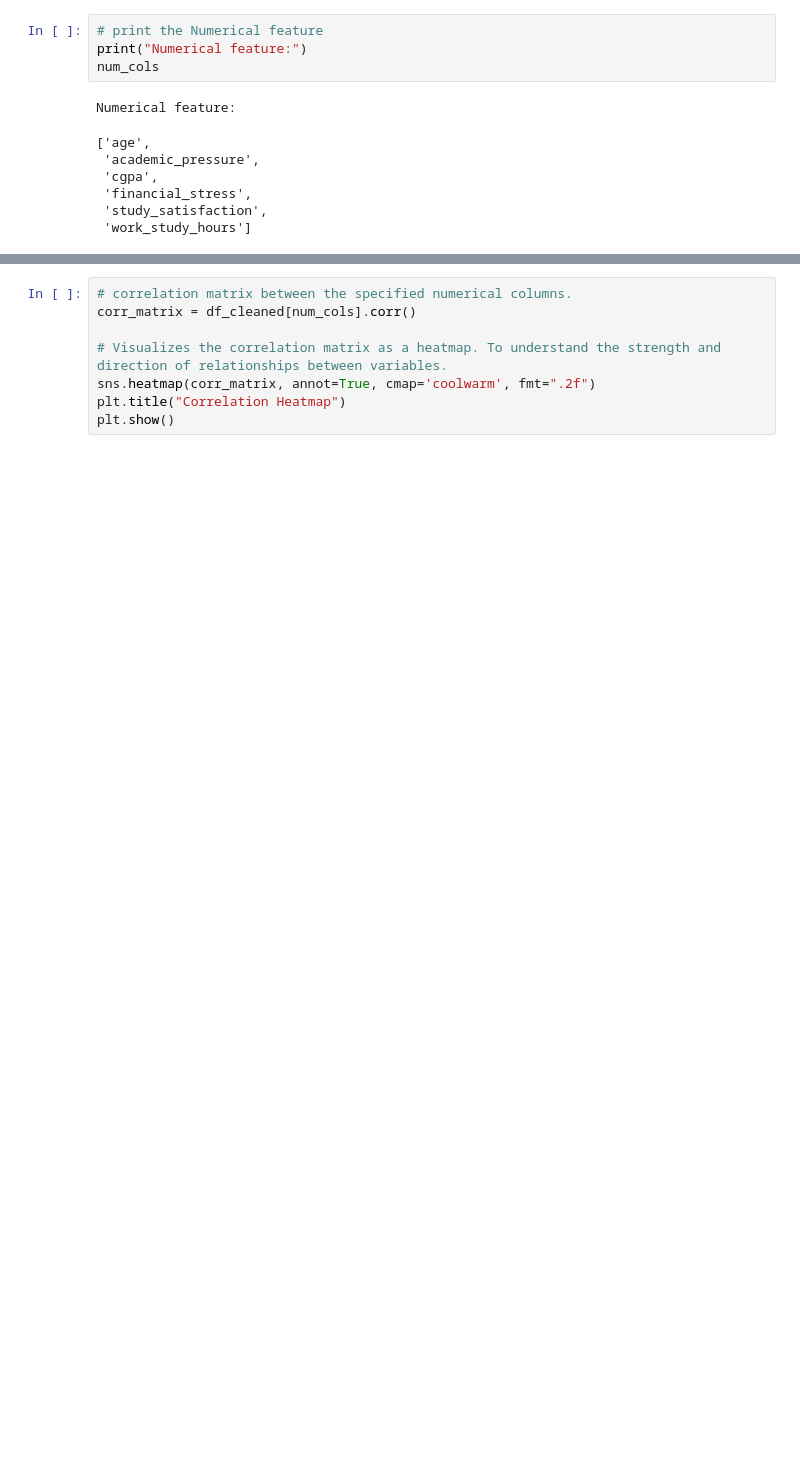
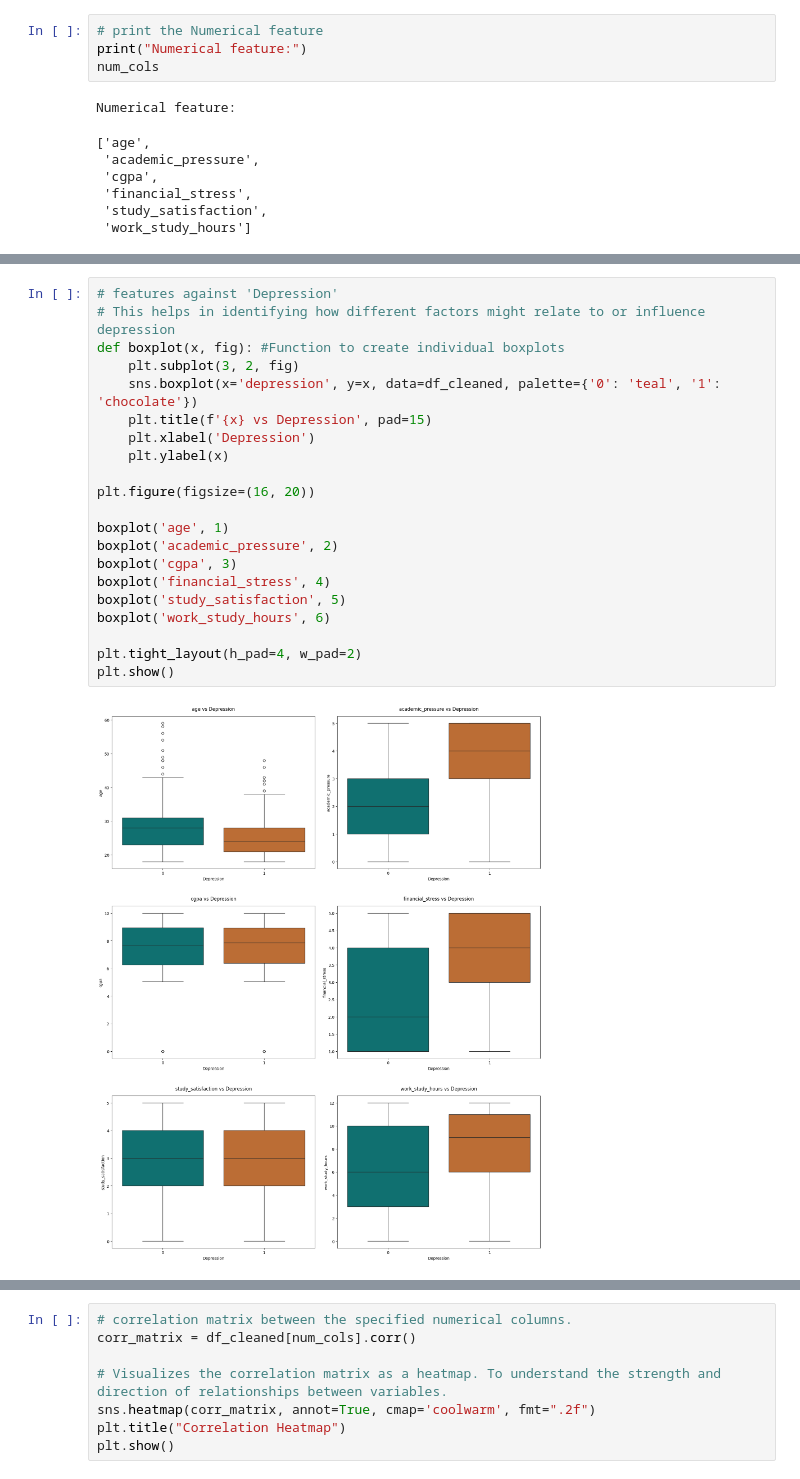
Before and after one commit to SeminiAmanda/student-depression-predictor, a Jupyter notebook: notebooks/FC110552_mithula-cbw/01_data_preprocessing.ipynb, the cells around one changed output, grey strips where cells are left out. Drawn from its saved outputs; the diff is of its cells as text; blank space fills up the shorter version.

```diff
--- a/notebooks/FC110552_mithula-cbw/01_data_preprocessing.ipynb
+++ b/notebooks/FC110552_mithula-cbw/01_data_preprocessing.ipynb
@@ -728,0 +729,23 @@ plt.show()
+# %%
+# features against 'Depression'
+# This helps in identifying how different factors might relate to or influence depression
+def boxplot(x, fig): #Function to create individual boxplots
+    plt.subplot(3, 2, fig)
+    sns.boxplot(x='depression', y=x, data=df_cleaned, palette={'0': 'teal', '1': 'chocolate'})
+    plt.title(f'{x} vs Depression', pad=15)
+    plt.xlabel('Depression')
+    plt.ylabel(x)
+
+plt.figure(figsize=(16, 20))
+
+boxplot('age', 1)
+boxplot('academic_pressure', 2)
+boxplot('cgpa', 3)
+boxplot('financial_stress', 4)
+boxplot('study_satisfaction', 5)
+boxplot('work_study_hours', 6)
+
+plt.tight_layout(h_pad=4, w_pad=2)
+plt.show()
+# %% [output]
+[figure, added]
```
Also changed, not shown: parts of 5 cells of this notebook.
